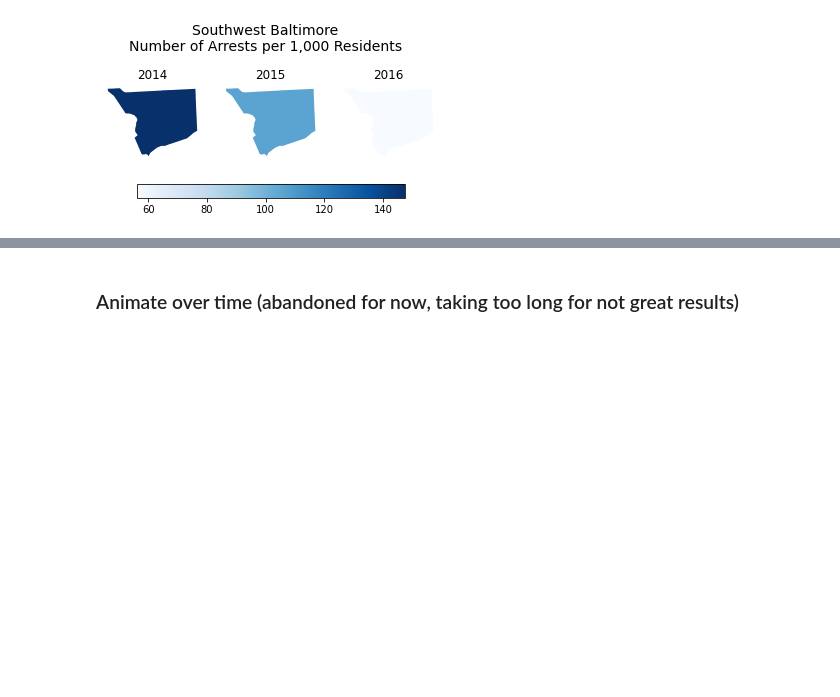
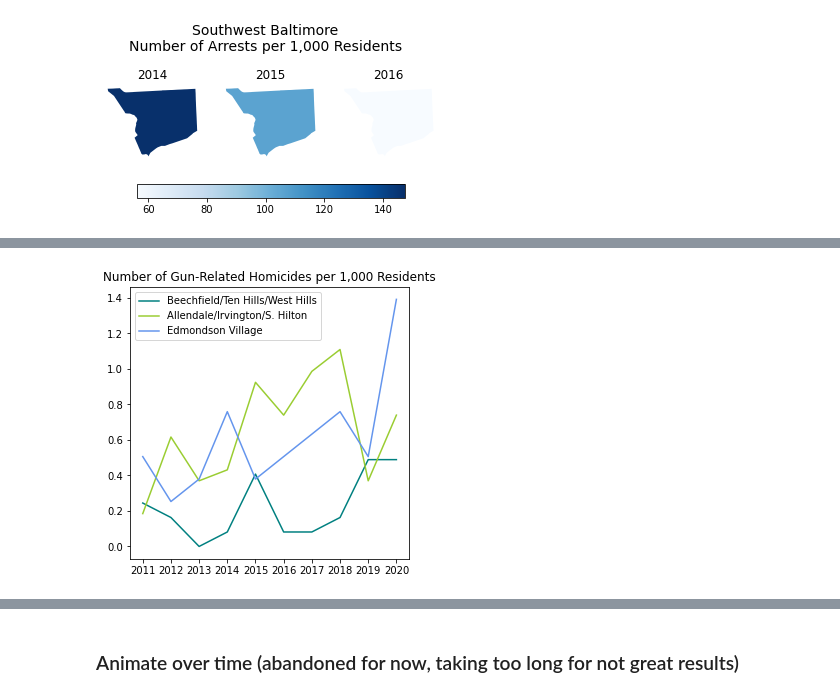
Before and after one commit to ejf78/cdc_vitalsigns, a Jupyter notebook: Vital Signs Analysis.ipynb, the cells around one changed output, grey strips where cells are left out. Saved outputs shown, nothing was run; the diff lists cells and outputs as text; code cells hidden in the pictures; blank space fills up the shorter version.

```diff
--- a/Vital Signs Analysis.ipynb
+++ b/Vital Signs Analysis.ipynb
@@ -812,0 +871,5 @@ plot_neighborhood_static(ex3, figsize = (6,3), cmap = "Blues",
+# %%
+# test, change colors
+selected_line_plot(csas, "gunhom", color_list = ["teal","yellowgreen","cornflowerblue"])
+# %% [output]
+[figure, added]
```
Also changed, not shown: parts of 15 cells of this notebook.
